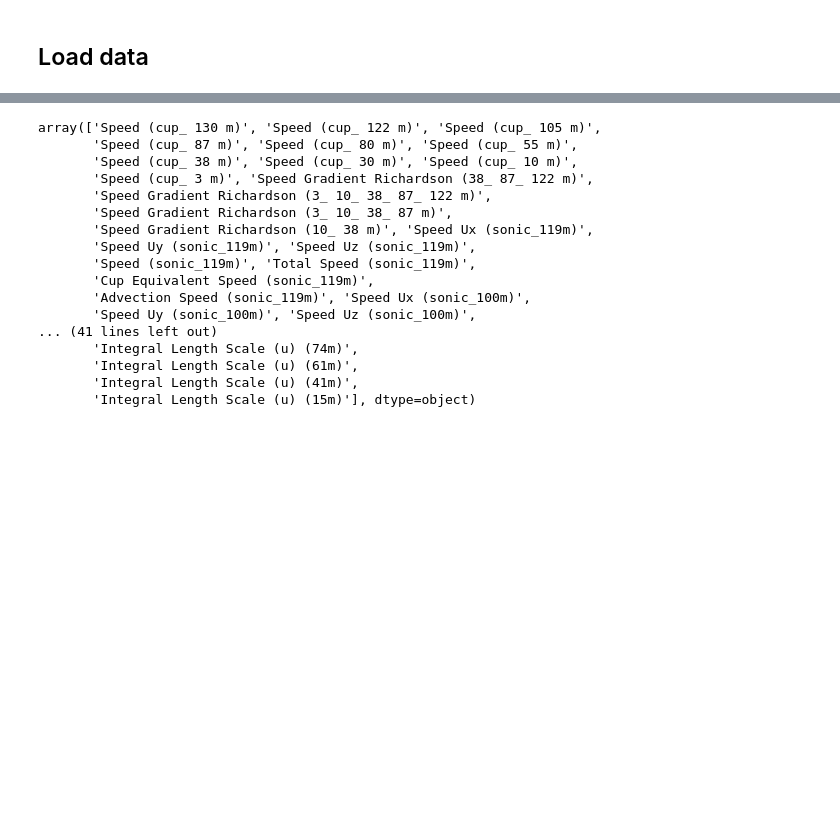
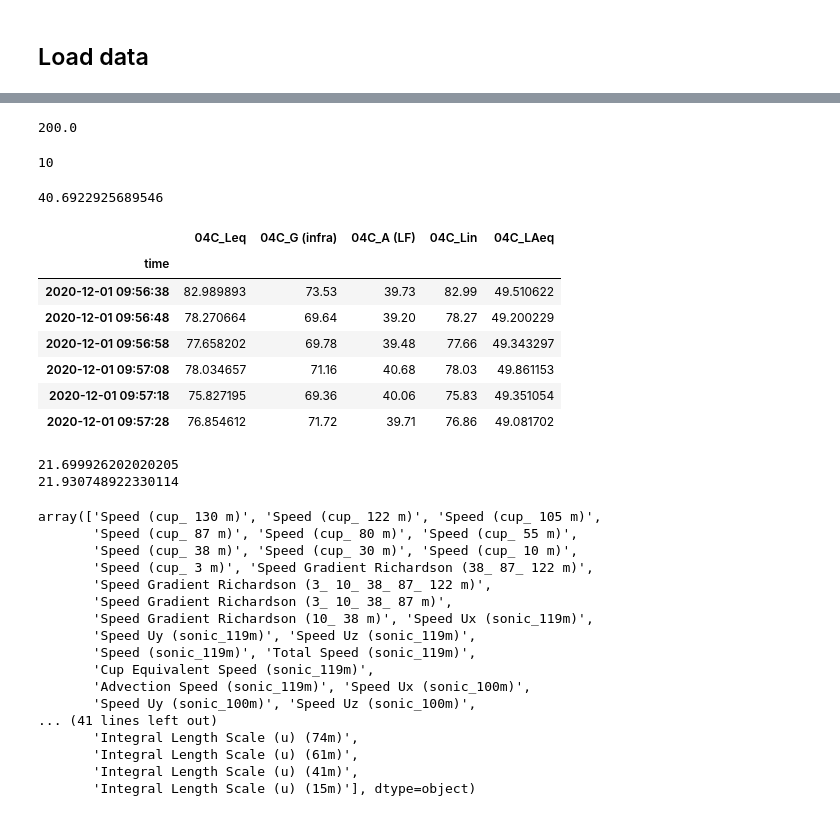
Before and after one commit to nhamilto/Aeroacoustics, a Jupyter notebook: coderepo/working_dir/plot_SPL_spectra.ipynb, the cells around one changed output, grey strips where cells are left out. Drawn from its saved outputs; the diff is of its cells as text; code cells hidden in the pictures; blank space fills up the shorter version.

```diff
--- a/coderepo/working_dir/plot_SPL_spectra.ipynb
+++ b/coderepo/working_dir/plot_SPL_spectra.ipynb
@@ -67,3 +85,38 @@ df.head()
+# %%
+third_oct_center_freqs_unw[23]#23 -> 200
+# %% [output]
+200.0
+# %%
+len(inds)
+# %% [output]
+10
+# %%
+# inds = range(14)
+inds = range(13,23)
+# energy_sum(df['04C_third_octave_spectrum'][5][inds]+G_weighting[inds])
+energy_sum(df['04C_third_octave_spectrum_A'][3][inds])
+# %% [output]
+40.6922925689546
+# %%
+df[['04C_Leq','04C_G (infra)','04C_A (LF)','04C_Lin','04C_LAeq']][0:6]
+# %% [output]
+|  | 04C_Leq | 04C_G (infra) | 04C_A (LF) | 04C_Lin | 04C_LAeq |
+| time |  |  |  |  |  |
+| 2020-12-01 09:56:38 | 82.989893 | 73.53 | 39.73 | 82.99 | 49.510622 |
+| 2020-12-01 09:56:48 | 78.270664 | 69.64 | 39.20 | 78.27 | 49.200229 |
+| 2020-12-01 09:56:58 | 77.658202 | 69.78 | 39.48 | 77.66 | 49.343297 |
+| 2020-12-01 09:57:08 | 78.034657 | 71.16 | 40.68 | 78.03 | 49.861153 |
+| 2020-12-01 09:57:18 | 75.827195 | 69.36 | 40.06 | 75.83 | 49.351054 |
+| 2020-12-01 09:57:28 | 76.854612 | 71.72 | 39.71 | 76.86 | 49.081702 |
+# %%
+plt.hist(df.loc[(df.WindSpeed_80m_round == 10.) & (df['Turbine Operating']) & (df['Yaw_Offset_Cmd_Bin'] == 0.),'Ti (cup_ 80 m)'])
+plt.hist(df.loc[(df.WindSpeed_80m_round == 10.) & (~df['Turbine Operating']),'Ti (cup_ 80 m)'])
+
+print(np.mean(df.loc[(df.WindSpeed_80m_round == 10.) & (df['Turbine Operating']) & (df['Yaw_Offset_Cmd_Bin'] == 0.),'Ti (cup_ 80 m)']))
+print(np.mean(df.loc[(df.WindSpeed_80m_round == 10.) & (~df['Turbine Operating']),'Ti (cup_ 80 m)']))
+# %% [output]
+21.699926202020205
+21.930748922330114
 # %%
 df_unw = pd.read_pickle(dataset_file_unweighted)
 # df_Awt = pd.read_pickle(dataset_file)
```
Also changed, not shown: parts of 8 cells of this notebook, 1 other file.
